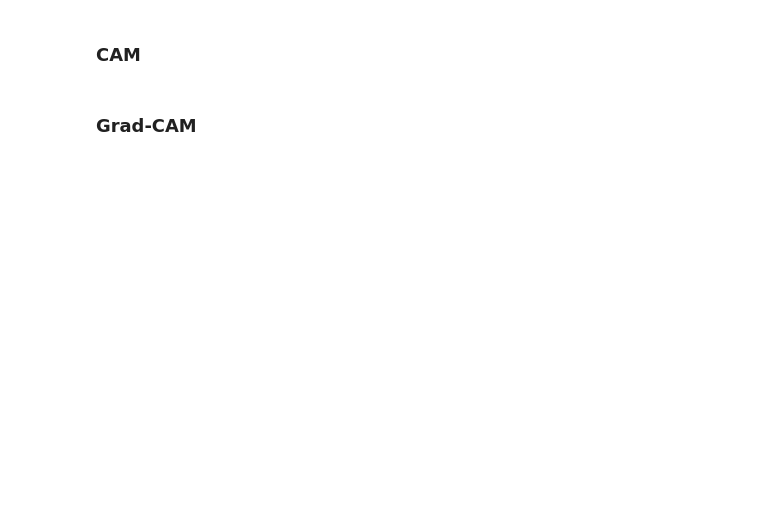
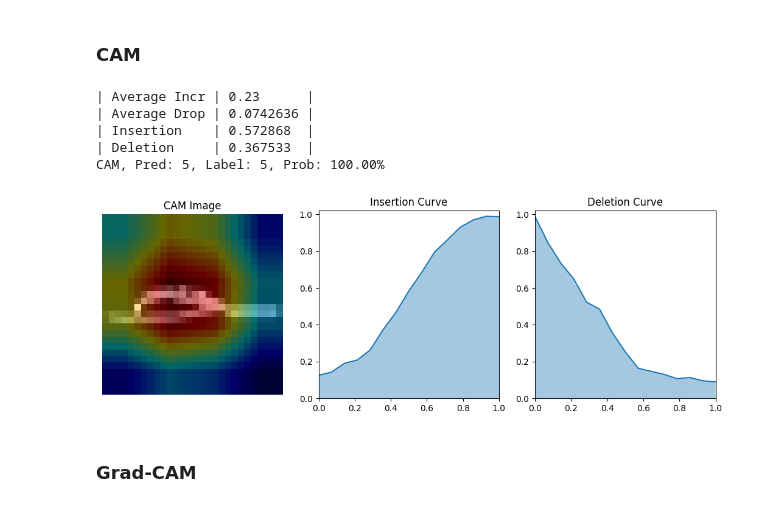
Before and after one commit to ZhaoHongjue/CAM-AdvAttack, a Jupyter notebook: cam_test.ipynb, the cells around one changed output. Cells and saved outputs as stored; diff of their text form; code cells hidden in the pictures; blank space fills up the shorter version.

```diff
--- a/cam_test.ipynb
+++ b/cam_test.ipynb
@@ -38,7 +36,7 @@ def plot_test_pic(cam_img, insertion, deletion):
     plt.xlim([0.0, 1.00])
     plt.ylim([0.0, 1.02])
 # %%
-model_mode, dataset, seed, cuda = 'mobilenetv3_large_100', 'Imagenette', 0, 1
+model_mode, dataset, seed, cuda = 'resnet18', 'FashionMNIST', 2, 1
 target_layer = 'layer4' if model_mode == 'resnet18' else 'blocks'
 fig_num = 100
 metrics = {}
@@ -60,14 +58,37 @@ trainer.load()
 
 test_iter = generate_data_iter(dataset, batch_size = fig_num, mode = 'test')
 imgs, labels = next(iter(test_iter))
+
+df_pth = f'./thesis/cam_metrics/{dataset}/'
+if not os.path.exists(df_pth):
+    os.makedirs(df_pth)
+
+cam_np_pth = f'thesis/cam_pics/{dataset}/'
+if not os.path.exists(cam_np_pth):
+    os.makedirs(cam_np_pth)
 # %% [markdown]
 ### CAM
 # %%
 if model_mode == 'resnet18':
     mycam = cam.CAM(trainer.model, dataset, target_layer, 'fc', cuda = cuda)
+    cam_name = mycam.__class__.__name__
     cam_imgs, preds, probs, metrics_cam = mycam(imgs, metric = True)
     metrics[mycam.__class__.__name__] = {
         'Average Incr': metrics_cam['Average Incr'], 'Average Drop': metrics_cam['Average Drop'],
         'Insertion':  metrics_cam['Insertion'], 'Deletion': metrics_cam['Deletion'],
     }
-    print(metrics[mycam.__class__.__name__])
+    np.save(cam_np_pth + f'{cam_name}-{dataset}-{model_mode}-seed{seed}.npy', cam_imgs)
+    print(tabulate(
+        list(metrics[mycam.__class__.__name__].items()), tablefmt ='orgtbl'
+    ))
+
+    idx = 8
+    print(f'{cam_name}, Pred: {preds[idx]}, Label: {labels[idx]}, Prob: {probs[idx]*100:4.2f}%')
+    plot_test_pic(cam_imgs[idx], metrics_cam['inse_score'], metrics_cam['dele_score'])
+# %% [output]
+| Average Incr | 0.23      |
+| Average Drop | 0.0742636 |
+| Insertion    | 0.572868  |
+| Deletion     | 0.367533  |
+CAM, Pred: 5, Label: 5, Prob: 100.00%
+[figure, added]
```
Also changed, not shown: parts of 24 cells of this notebook, 6 other files.
